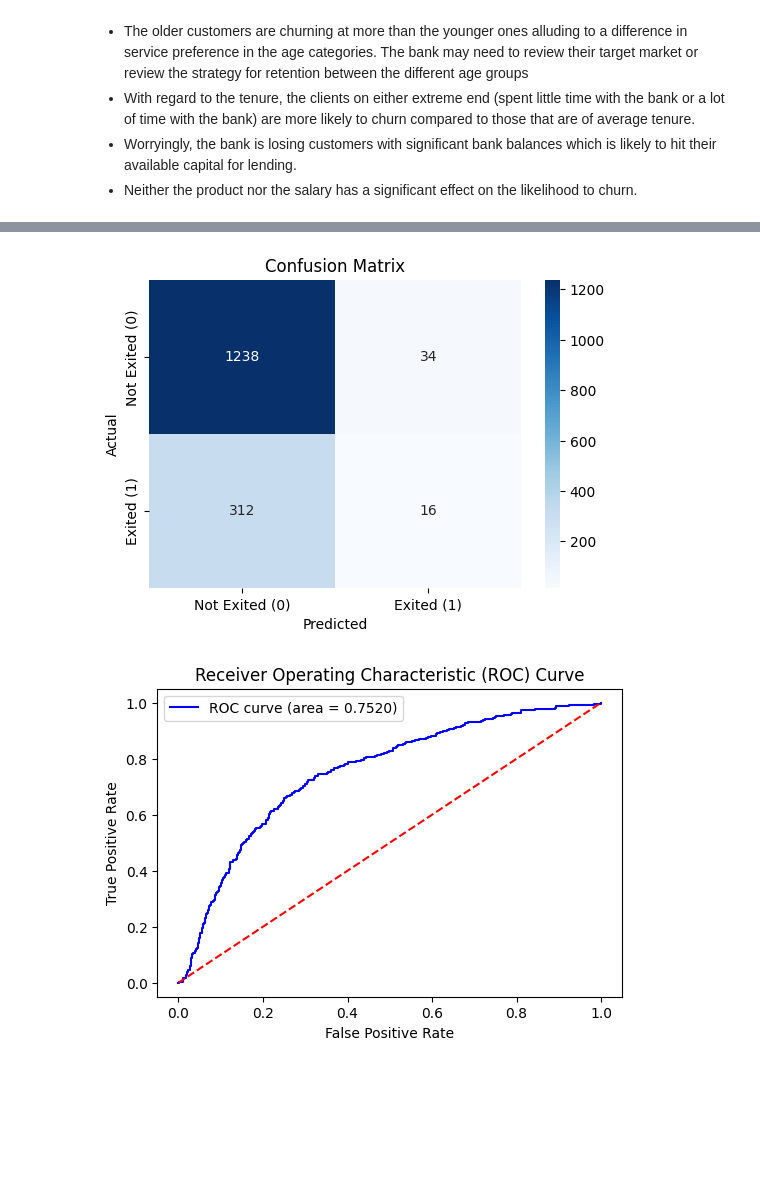
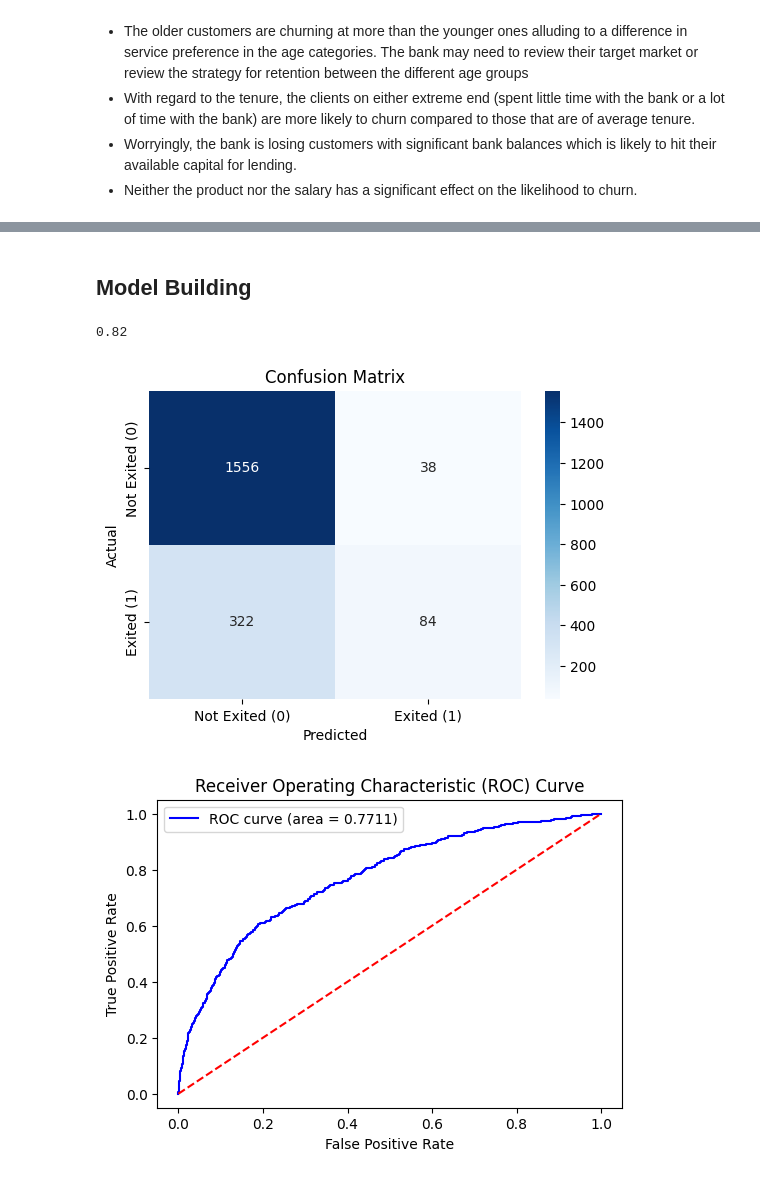
Before and after one commit to djjjones6/Group_Assessment_1, a Jupyter notebook: 02-Baseline/bankChurnBaseline.ipynb, the cells around one changed output, grey strips where cells are left out. Drawn from its saved outputs; the diff is of its cells as text; code cells hidden in the pictures; blank space fills up the shorter version.

```diff
--- a/02-Baseline/bankChurnBaseline.ipynb
+++ b/02-Baseline/bankChurnBaseline.ipynb
@@ -319,0 +298,8 @@ Please also refer to the documentation for alternative solver options:
+# %%
+'''MinMax scaling transforms features to scale them within a specific range, typically [0, 1].'''
+
+# minMax scaling the continuous variables
+minVec = df_train[continuous_vars].min().copy()
+maxVec = df_train[continuous_vars].max().copy()
+df_train[continuous_vars] = (df_train[continuous_vars]-minVec)/(maxVec-minVec)
+df_train.head()
@@ -319,0 +371,3 @@ Please also refer to the documentation for alternative solver options:
+# %%
+# Make the data transformation for test data
+df_test = DfPrepPipeline(df_test,df_train.columns,minVec,maxVec)
@@ -320,28 +457,46 @@ Please also refer to the documentation for alternative solver options:
+# %% [markdown]
+## Model Building
+# %%
+train_X = df_train.drop("Exited", axis = 1)
+train_y = df_train["Exited"]
+
+test_X = df_test.drop("Exited", axis = 1)
+test_y = df_test["Exited"]
+# %%
+model = LogisticRegression()
+model.fit(train_X, train_y)
+predict_y = model.predict(test_X)
+
+accuracy = accuracy_score(test_y, predict_y)
+
+print(accuracy)
+# %% [output]
+0.82
 # %%
 # Confusion matrix
-conf_matrix = confusion_matrix(y_test, y_pred)
+conf_matrix = confusion_matrix(test_y, predict_y)
 
 # Plot the confusion matrix using seaborn
 plt.figure(figsize=(6, 4))
 sns.heatmap(conf_matrix, annot=True, fmt='d', cmap='Blues', xticklabels=['Not Exited (0)', 'Exited (1)'], yticklabels=['Not Exited (0)', 'Exited (1)'])
 plt.ylabel('Actual')
 plt.xlabel('Predicted')
 plt.title('Confusion Matrix')
 plt.show()
 # %% [output]
-[figure, old version]
+[figure, new version]
 # %%
 from sklearn.metrics import roc_curve, roc_auc_score
 
 # Get predicted probabilities for the positive class
-y_pred_prob = model.predict_proba(X_test)[:, 1]
+y_pred_prob = model.predict_proba(test_X)[:, 1]
 
 # Calculate ROC curve
-fpr, tpr, thresholds = roc_curve(y_test, y_pred_prob)
+fpr, tpr, thresholds = roc_curve(test_y, y_pred_prob)
 
 # Plot the ROC curve
 plt.figure(figsize=(6, 4))
-plt.plot(fpr, tpr, color='blue', label=f'ROC curve (area = {roc_auc_score(y_test, y_pred_prob):.4f})')
+plt.plot(fpr, tpr, color='blue', label=f'ROC curve (area = {roc_auc_score(test_y, y_pred_prob):.4f})')
 plt.plot([0, 1], [0, 1], color='red', linestyle='--')  # Diagonal line for random guessing
 plt.xlabel('False Positive Rate')
 plt.ylabel('True Positive Rate')
@@ -349,7 +504,7 @@ plt.title('Receiver Operating Characteristic (ROC) Curve')
 plt.legend()
 plt.show()
 # %% [output]
-[figure, old version]
+[figure, new version]
 # %%
 df_train.columns
 # %% [output]
```
Also changed, not shown: parts of 30 cells of this notebook.
